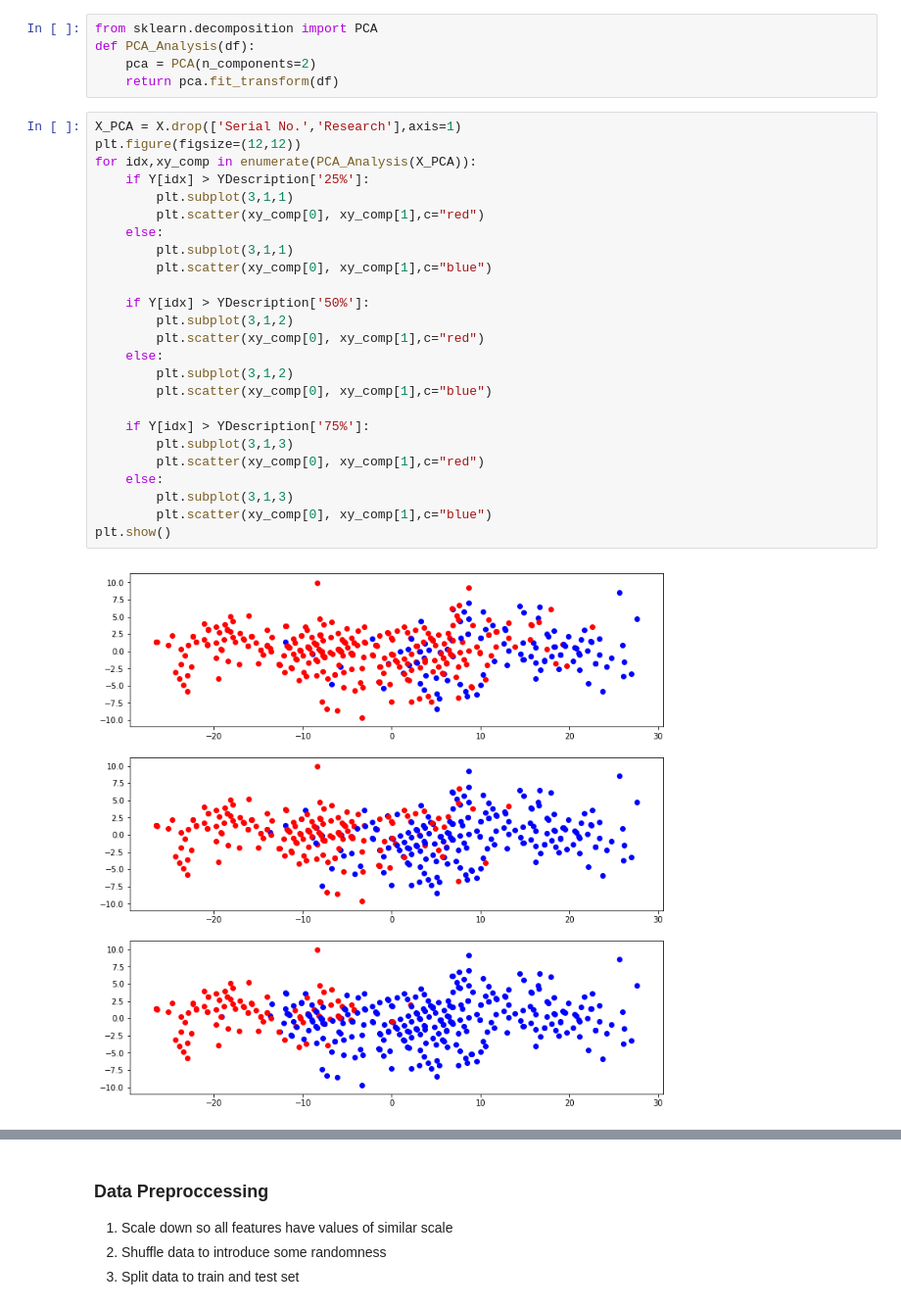
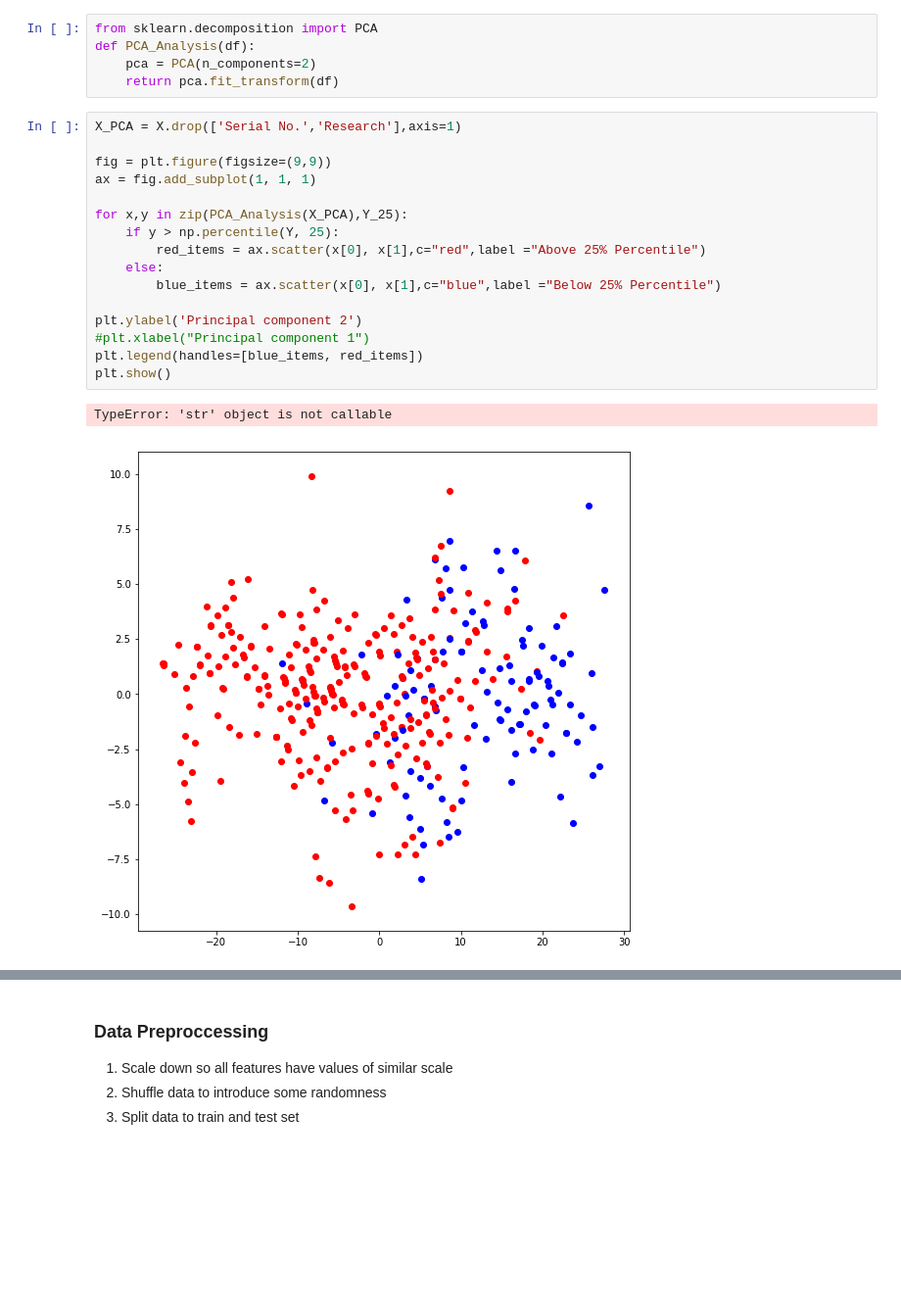
Before and after one commit to davinci26/ml_basic, a Jupyter notebook: Analysis.ipynb, the cells around one changed output, grey strips where cells are left out. Shown: that part at 98% size. Cells and saved outputs as stored; diff of their text form; blank space fills up the shorter version.

Commit message:
Initial commit with some issues. Need to fix for 25 percentile and expand it for all

```diff
--- a/Analysis.ipynb
+++ b/Analysis.ipynb
@@ -99,30 +100,22 @@ from sklearn.decomposition import PCA
 def PCA_Analysis(df):
     pca = PCA(n_components=2)
     return pca.fit_transform(df)
-# %%
-X_PCA = X.drop(['Serial No.','Research'],axis=1)
-plt.figure(figsize=(12,12))
-for idx,xy_comp in enumerate(PCA_Analysis(X_PCA)):
-    if Y[idx] > YDescription['25%']:
-        plt.subplot(3,1,1)
-        plt.scatter(xy_comp[0], xy_comp[1],c="red")
-    else:
-        plt.subplot(3,1,1)
-        plt.scatter(xy_comp[0], xy_comp[1],c="blue")
-
-    if Y[idx] > YDescription['50%']:
-        plt.subplot(3,1,2)
-        plt.scatter(xy_comp[0], xy_comp[1],c="red")
-    else:
-        plt.subplot(3,1,2)
-        plt.scatter(xy_comp[0], xy_comp[1],c="blue")
-
-    if Y[idx] > YDescription['75%']:
-        plt.subplot(3,1,3)
-        plt.scatter(xy_comp[0], xy_comp[1],c="red")
-    else:
-        plt.subplot(3,1,3)
-        plt.scatter(xy_comp[0], xy_comp[1],c="blue")
-plt.show()
-# %% [output]
-[figure, removed]
+# %%
+X_PCA = X.drop(['Serial No.','Research'],axis=1)
+
+fig = plt.figure(figsize=(9,9))
+ax = fig.add_subplot(1, 1, 1)
+
+for x,y in zip(PCA_Analysis(X_PCA),Y_25):
+    if y > np.percentile(Y, 25):
+        red_items = ax.scatter(x[0], x[1],c="red",label ="Above 25% Percentile")
+    else:
+        blue_items = ax.scatter(x[0], x[1],c="blue",label ="Below 25% Percentile")
+
+plt.ylabel('Principal component 2')
+#plt.xlabel("Principal component 1")
+plt.legend(handles=[blue_items, red_items])
+plt.show()
+# %% [output]
+TypeError: 'str' object is not callable
+[figure, added]
```
Also changed, not shown: parts of 8 cells of this notebook.
